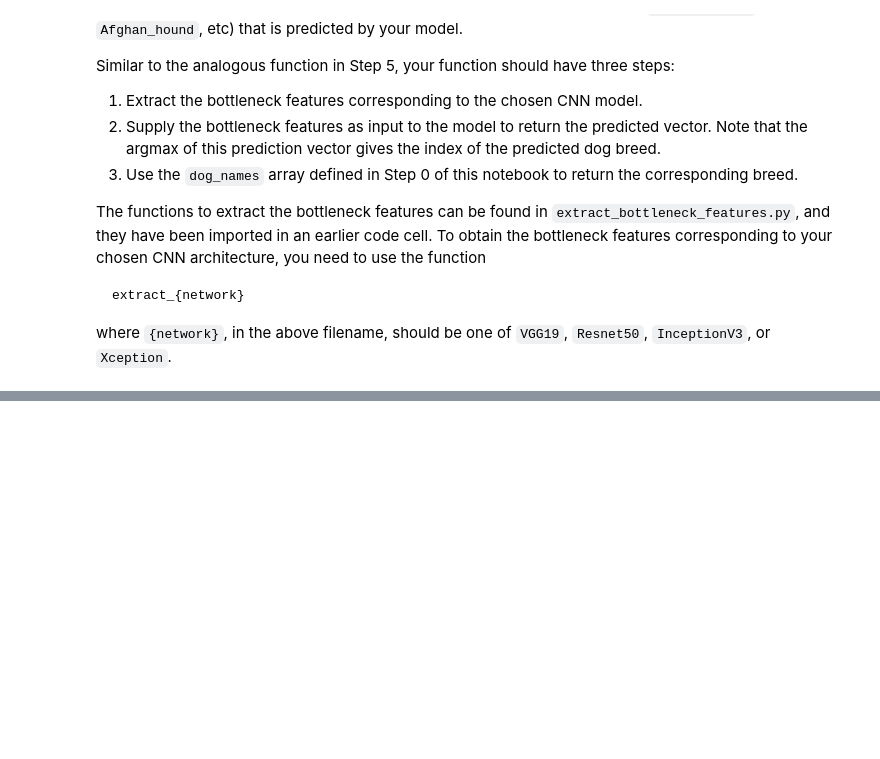
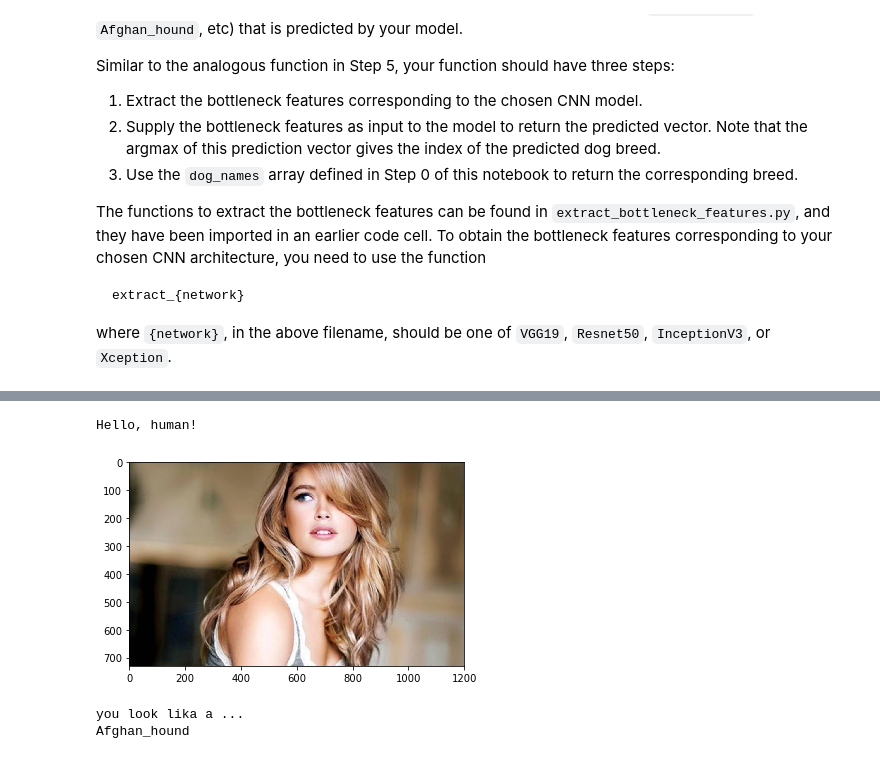
Before and after one commit to alphara/dog-project, a Jupyter notebook: dog_app.ipynb, the cells around one changed output, grey strips where cells are left out. Drawn from its saved outputs; the diff is of its cells as text; code cells hidden in the pictures; blank space fills up the shorter version.

```diff
--- a/dog_app.ipynb
+++ b/dog_app.ipynb
@@ -833,0 +804,7 @@ Recognize file 20: dogImages/test/057.Dalmatian/Dalmatian_04056.jpg
+# %%
+human_dog_detector('img/woman.jpg')
+# %% [output]
+Hello, human!
+[figure, added]
+you look lika a ...
+Afghan_hound
```
Also changed, not shown: parts of 32 cells of this notebook, 1 other file.
